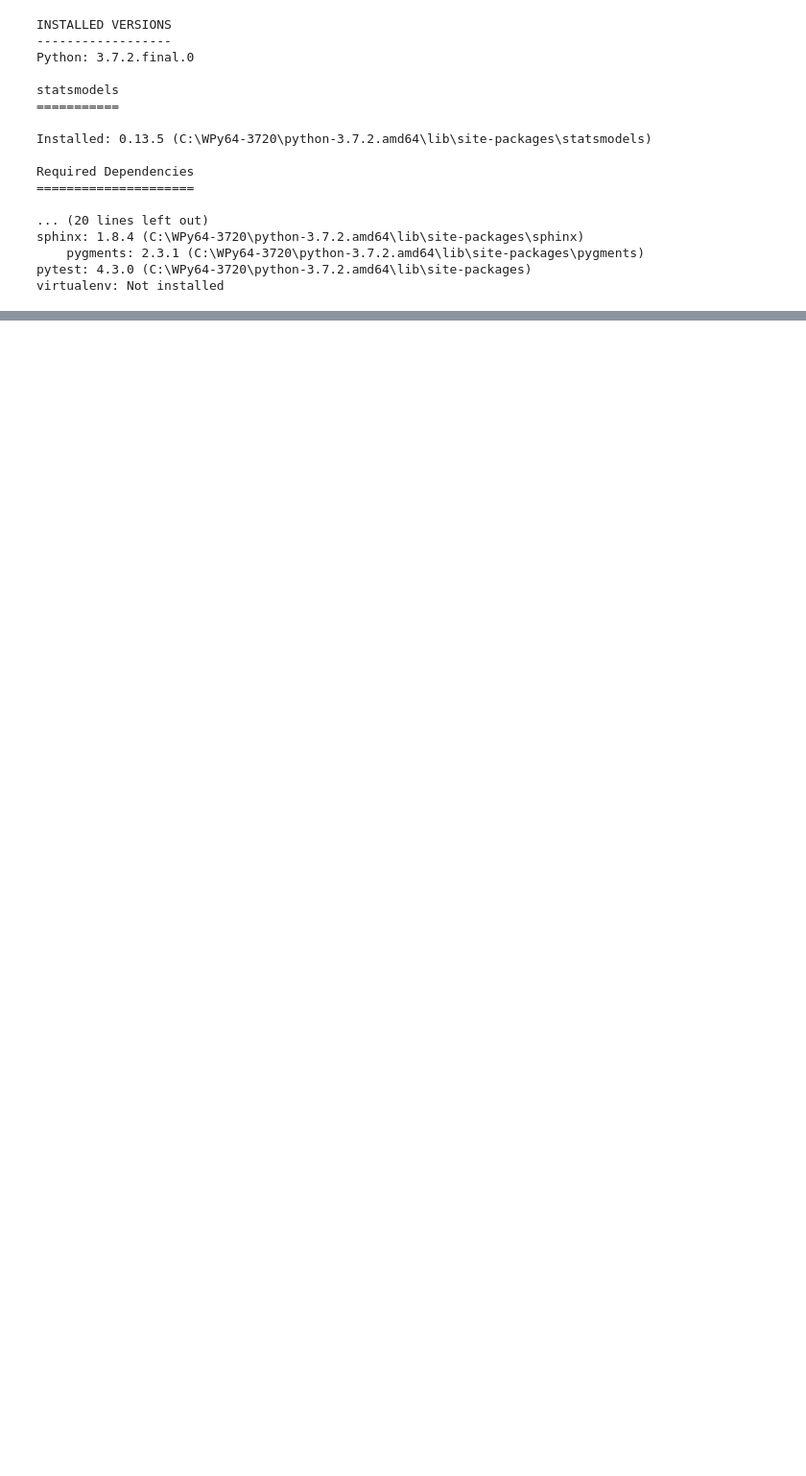
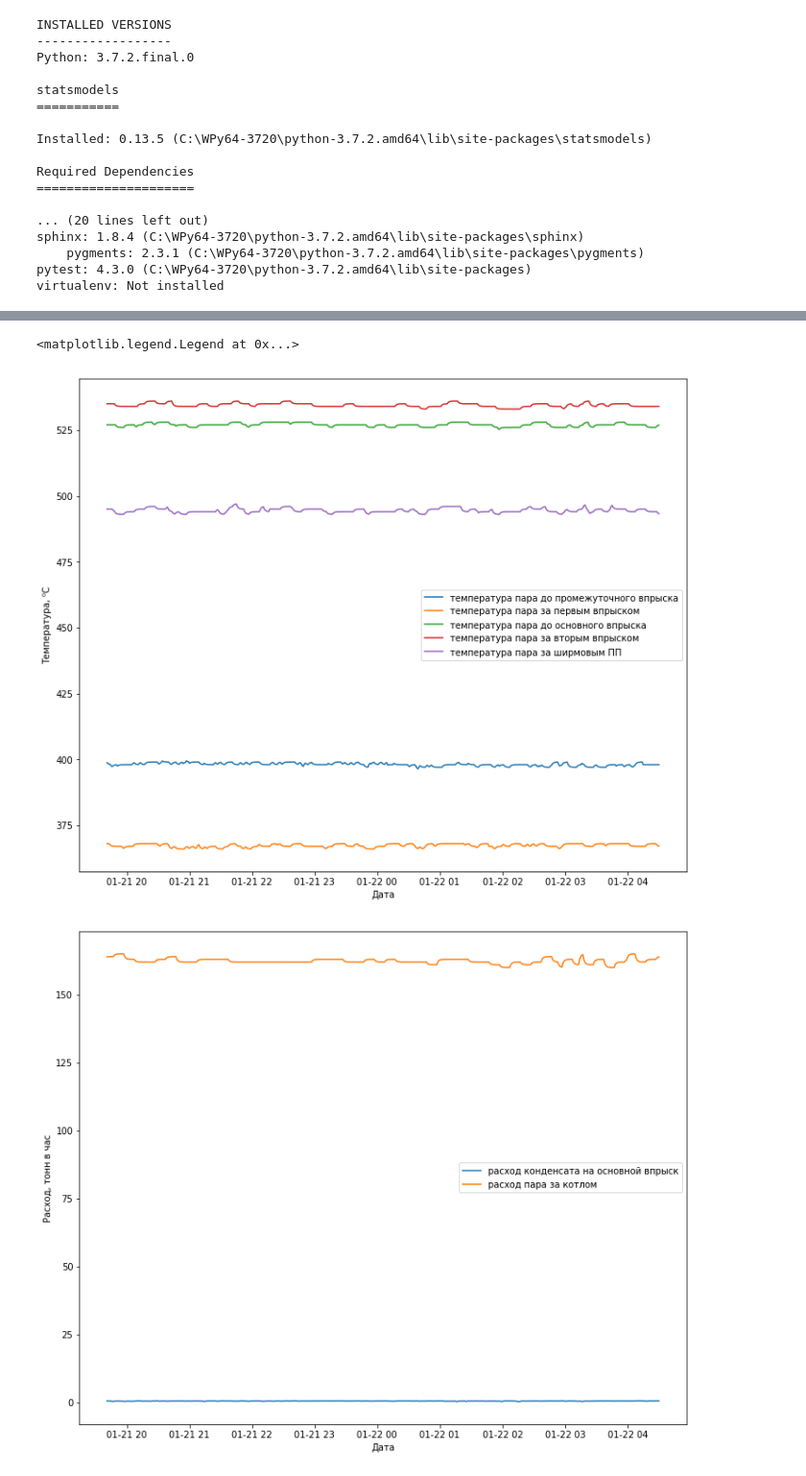
Before and after one commit to A101110/models, a Jupyter notebook: Exponential_pred.ipynb, the cells around one changed output, grey strips where cells are left out. Shown at 96% size. Cells and saved outputs as stored; diff of their text form; code cells hidden in the pictures; blank space fills up the shorter version.

```diff
--- a/Exponential_pred.ipynb
+++ b/Exponential_pred.ipynb
@@ -167,0 +176,41 @@ predictions4 = pd.Series(forecast4.values, index=df2["flow1"].index)
+# %%
+df2 =  pd.DataFrame(columns = ["temp1", "temp2", "temp3", "temp4","temp5", "flow1", "flow2", "pres1"])
+
+df2.temp1 = batch_test
+df2.temp2 = batch_test_1
+df2.temp3 = batch_test_2
+df2.temp4 = batch_test_3
+df2.temp5 = batch_test_4
+df2.flow1 = batch_test_5
+df2.flow2 = batch_test_6
+df2.pres1 = batch_test_7
+
+
+df2.index = pd.date_range(start='2024-01-21 19:41:00', periods = len(df2['flow1']), freq='min')
+
+fig, ax = plt.subplots()
+ax.set_ylabel('Температура, ⁰C')
+ax.set_xlabel ('Дата')
+ax.plot(df2['temp1'], label = "температура пара до промежуточного впрыска")
+ax.plot(df2['temp2'], label = "температура пара за первым впрыском")
+ax.plot(df2['temp3'], label = "температура пара до основного впрыска")
+ax.plot(df2['temp4'], label = "температура пара за вторым впрыском")
+ax.plot(df2['temp5'], label = "температура пара за ширмовым ПП")
+ax.legend()
+
+fig, ap = plt.subplots()
+ap.set_ylabel('Расход, тонн в час')
+ap.set_xlabel ('Дата')
+ap.plot(df2['flow1'], label = "pасход конденсата на основной впрыск")
+ap.plot(df2['flow2'], label = "pасход пара за котлом")
+ap.legend()
+
+fig, af = plt.subplots()
+af.set_ylabel('Давление, кгс/см^2')
+af.set_xlabel ('Дата')
+af.plot(df2['pres1'], label = "давление в паровом коллекторе")
+af.legend()
+# %% [output]
+<matplotlib.legend.Legend at 0x...>
+[figure, added]
+[figure, added]
```
Also changed, not shown: parts of 14 cells of this notebook.
